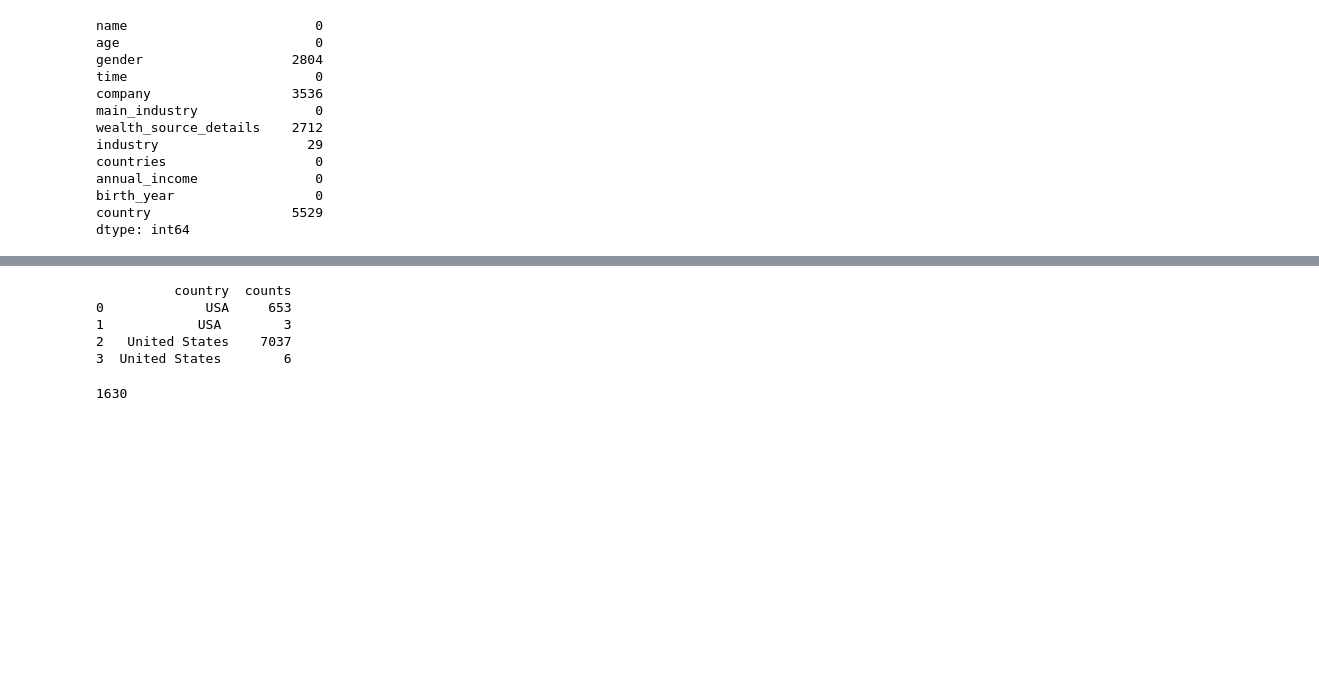
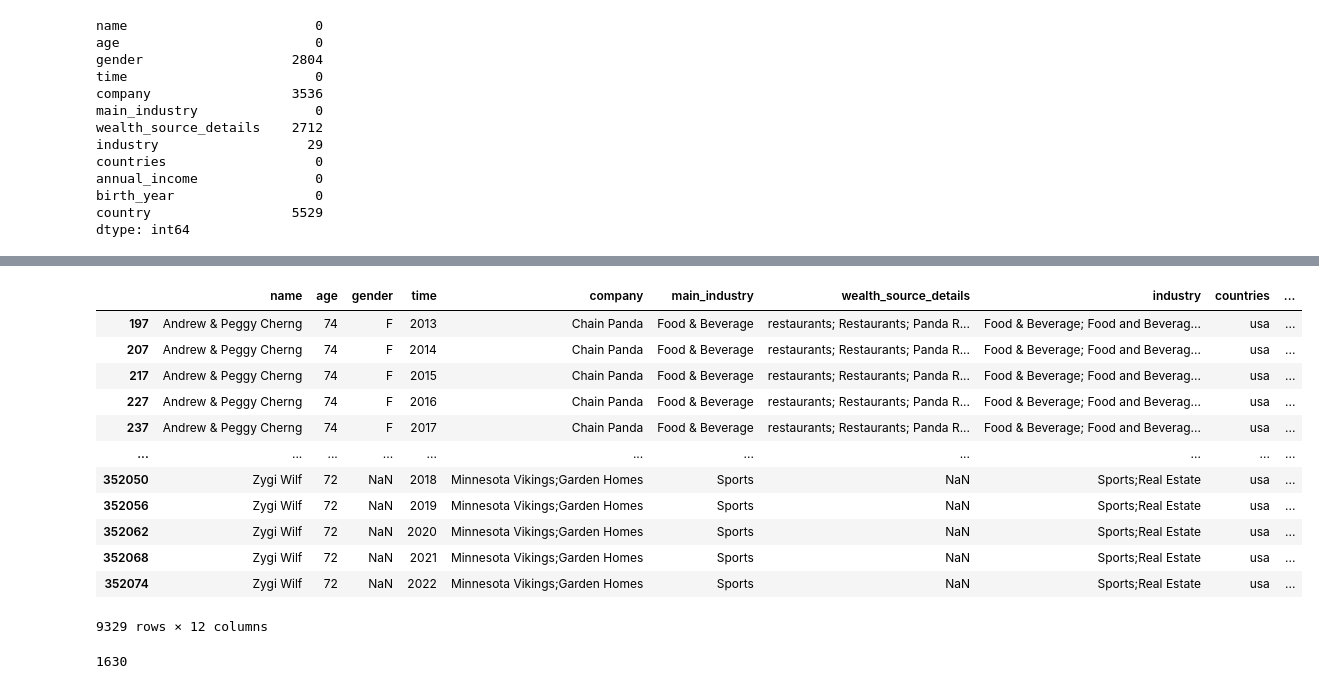
Before and after one commit to pabloxD13/tecprog1_Pablo_Brito, a Jupyter notebook: Projeto.ipynb, the cells around one changed output, grey strips where cells are left out. Cells and saved outputs as stored; diff of their text form; code cells hidden in the pictures; blank space fills up the shorter version.

```diff
--- a/Projeto.ipynb
+++ b/Projeto.ipynb
@@ -95,15 +124,23 @@ dtype: int64
 # %%
 # Alguns dados faltantes da coluna country serão preenchidos através da coluna countries para os países que estão preenchidos como usa
+
 country = 'usa'
 filtered_df = df_bilion.loc[df_bilion['countries'] == country]
-grouped = filtered_df.groupby(['country']).size().reset_index(name='counts')
-print(grouped)
+filtered_df
 # %% [output]
+|  | name | age | gender | time | company | main_industry | wealth_source_details | industry | countries | ... |
+| 197 | Andrew & Peggy Cherng | 74 | F | 2013 | Chain Panda | Food & Beverage | restaurants; Restaurants; Panda R... | Food & Beverage; Food and Beverag... | usa | ... |
+| 207 | Andrew & Peggy Cherng | 74 | F | 2014 | Chain Panda | Food & Beverage | restaurants; Restaurants; Panda R... | Food & Beverage; Food and Beverag... | usa | ... |
+| 217 | Andrew & Peggy Cherng | 74 | F | 2015 | Chain Panda | Food & Beverage | restaurants; Restaurants; Panda R... | Food & Beverage; Food and Beverag... | usa | ... |
+| 227 | Andrew & Peggy Cherng | 74 | F | 2016 | Chain Panda | Food & Beverage | restaurants; Restaurants; Panda R... | Food & Beverage; Food and Beverag... | usa | ... |
+| 237 | Andrew & Peggy Cherng | 74 | F | 2017 | Chain Panda | Food & Beverage | restaurants; Restaurants; Panda R... | Food & Beverage; Food and Beverag... | usa | ... |
+| ... | ... | ... | ... | ... | ... | ... | ... | ... | ... | ... |
+| 352050 | Zygi Wilf | 72 | NaN | 2018 | Minnesota Vikings;Garden Homes | Sports | NaN | Sports;Real Estate | usa | ... |
+| 352056 | Zygi Wilf | 72 | NaN | 2019 | Minnesota Vikings;Garden Homes | Sports | NaN | Sports;Real Estate | usa | ... |
+| 352062 | Zygi Wilf | 72 | NaN | 2020 | Minnesota Vikings;Garden Homes | Sports | NaN | Sports;Real Estate | usa | ... |
+| 352068 | Zygi Wilf | 72 | NaN | 2021 | Minnesota Vikings;Garden Homes | Sports | NaN | Sports;Real Estate | usa | ... |
+| 352074 | Zygi Wilf | 72 | NaN | 2022 | Minnesota Vikings;Garden Homes | Sports | NaN | Sports;Real Estate | usa | ... |
-          country  counts
-0             USA     653
-1            USA        3
-2   United States    7037
-3  United States        6
+9329 rows × 12 columns
 # %%
 filtered_df['country'].isna().sum()
 # %% [output]
```
Also changed, not shown: parts of 11 cells of this notebook.
